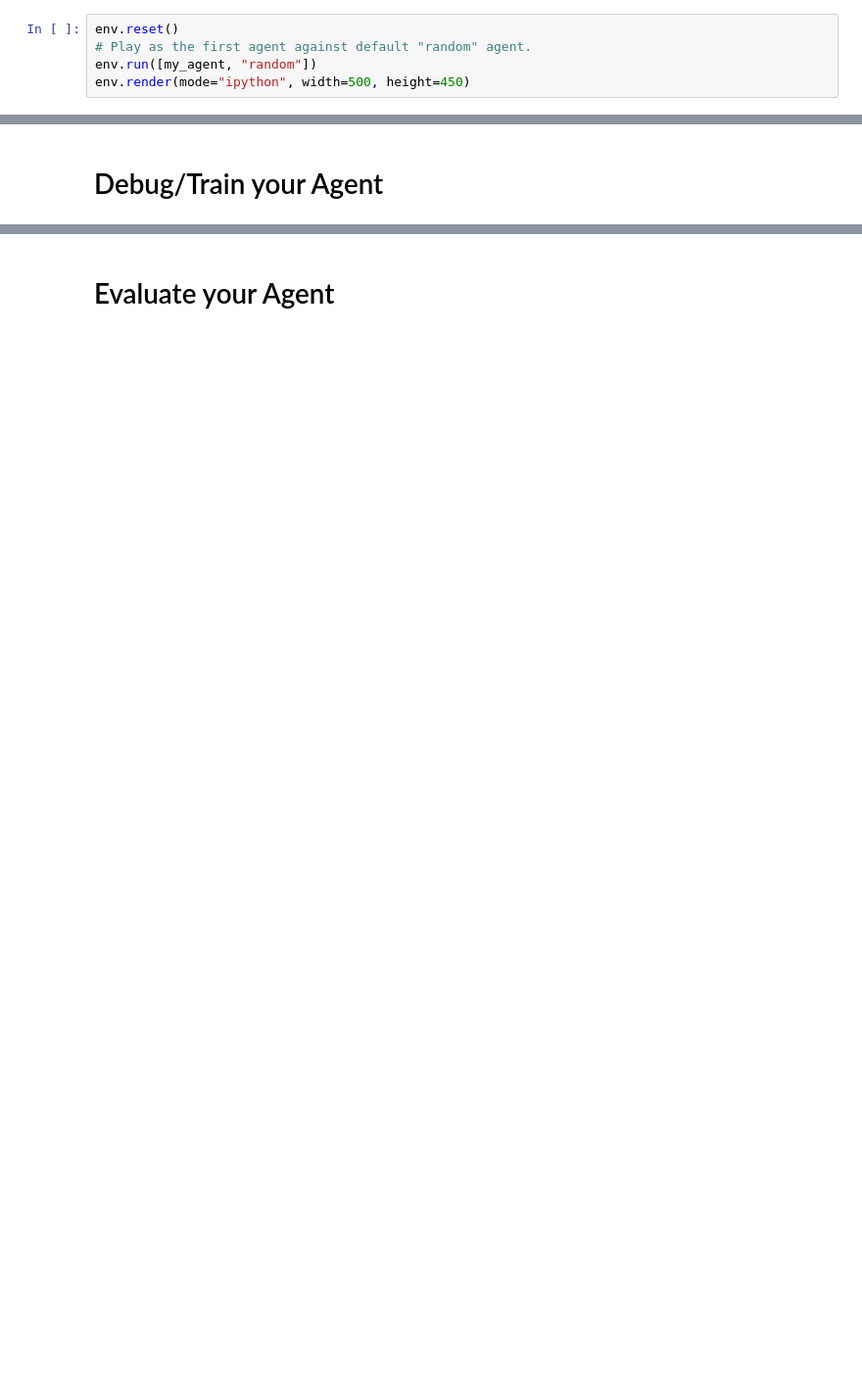
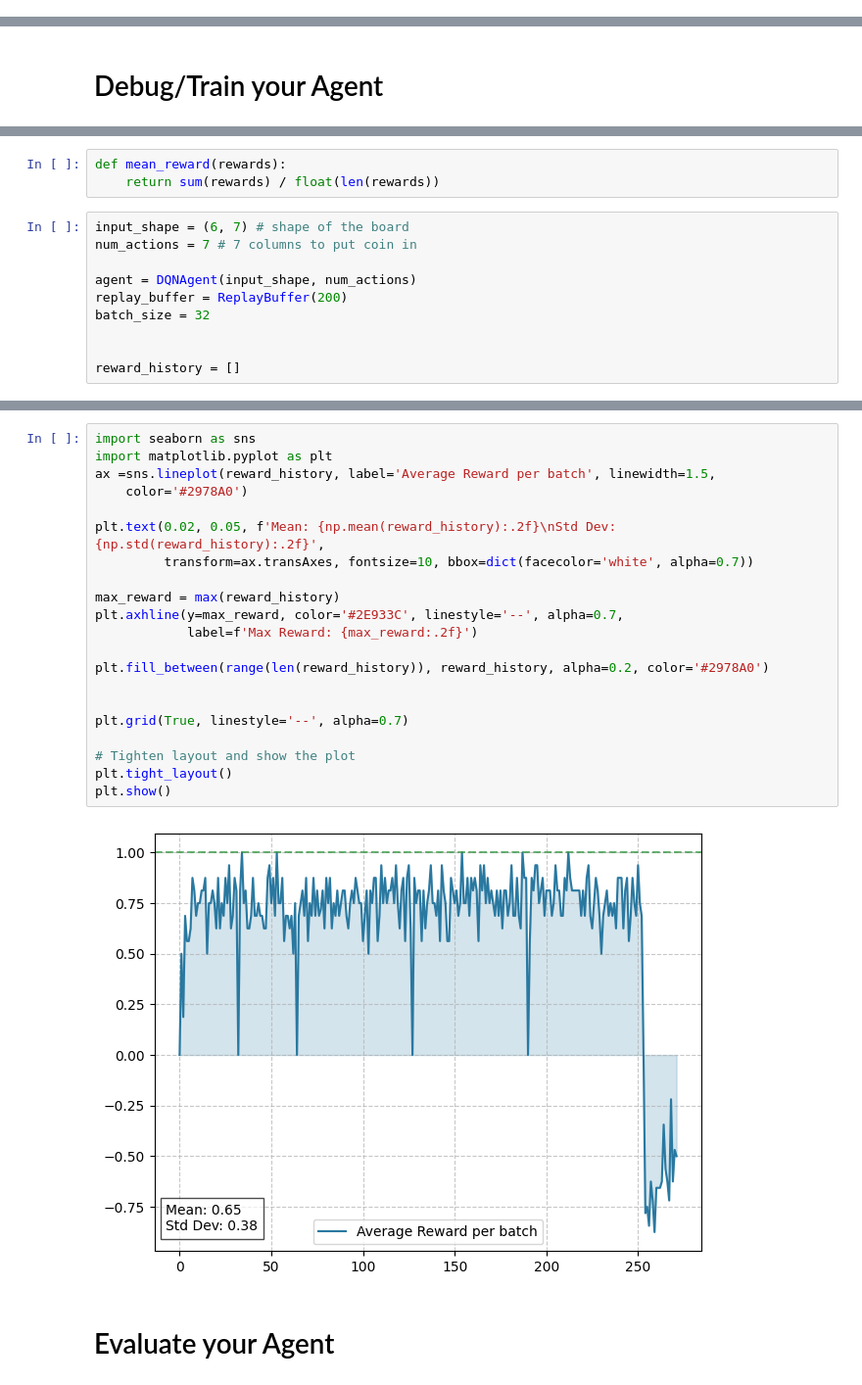
Before and after one commit to saxenabhishek/ConnectX, a Jupyter notebook: ConnectX_Getting_Started.ipynb, the cells around one changed output, grey strips where cells are left out. Shown at 98% size. Saved outputs shown, nothing was run; the diff lists cells and outputs as text; blank space fills up the shorter version.

Commit message:
feat: DQN agent

```diff
--- a/ConnectX_Getting_Started.ipynb
+++ b/ConnectX_Getting_Started.ipynb
@@ -48,5 +43,0 @@ def my_agent(observation, configuration):
-# %%
-env.reset()
-# Play as the first agent against default "random" agent.
-env.run([my_agent, "random"])
-env.render(mode="ipython", width=500, height=450)
@@ -66,0 +152,13 @@ env.render()
+# %%
+def mean_reward(rewards):
+    return sum(rewards) / float(len(rewards))
+# %%
+input_shape = (6, 7) # shape of the board
+num_actions = 7 # 7 columns to put coin in
+
+agent = DQNAgent(input_shape, num_actions)
+replay_buffer = ReplayBuffer(200)
+batch_size = 32
+
+
+reward_history = []
@@ -67,3 +194,26 @@ env.render()
+# %%
+import seaborn as sns
+import matplotlib.pyplot as plt
+ax =sns.lineplot(reward_history, label='Average Reward per batch', linewidth=1.5,
+    color='#2978A0')
+
+plt.text(0.02, 0.05, f'Mean: {np.mean(reward_history):.2f}\nStd Dev: {np.std(reward_history):.2f}',
+         transform=ax.transAxes, fontsize=10, bbox=dict(facecolor='white', alpha=0.7))
+
+max_reward = max(reward_history)
+plt.axhline(y=max_reward, color='#2E933C', linestyle='--', alpha=0.7,
+            label=f'Max Reward: {max_reward:.2f}')
+
+plt.fill_between(range(len(reward_history)), reward_history, alpha=0.2, color='#2978A0')
+
+
+plt.grid(True, linestyle='--', alpha=0.7)
+
+# Tighten layout and show the plot
+plt.tight_layout()
+plt.show()
+# %% [output]
+[figure, added]
 # %% [markdown]
 # Evaluate your Agent
 # %%
```
Also changed, not shown: parts of 22 cells of this notebook.
